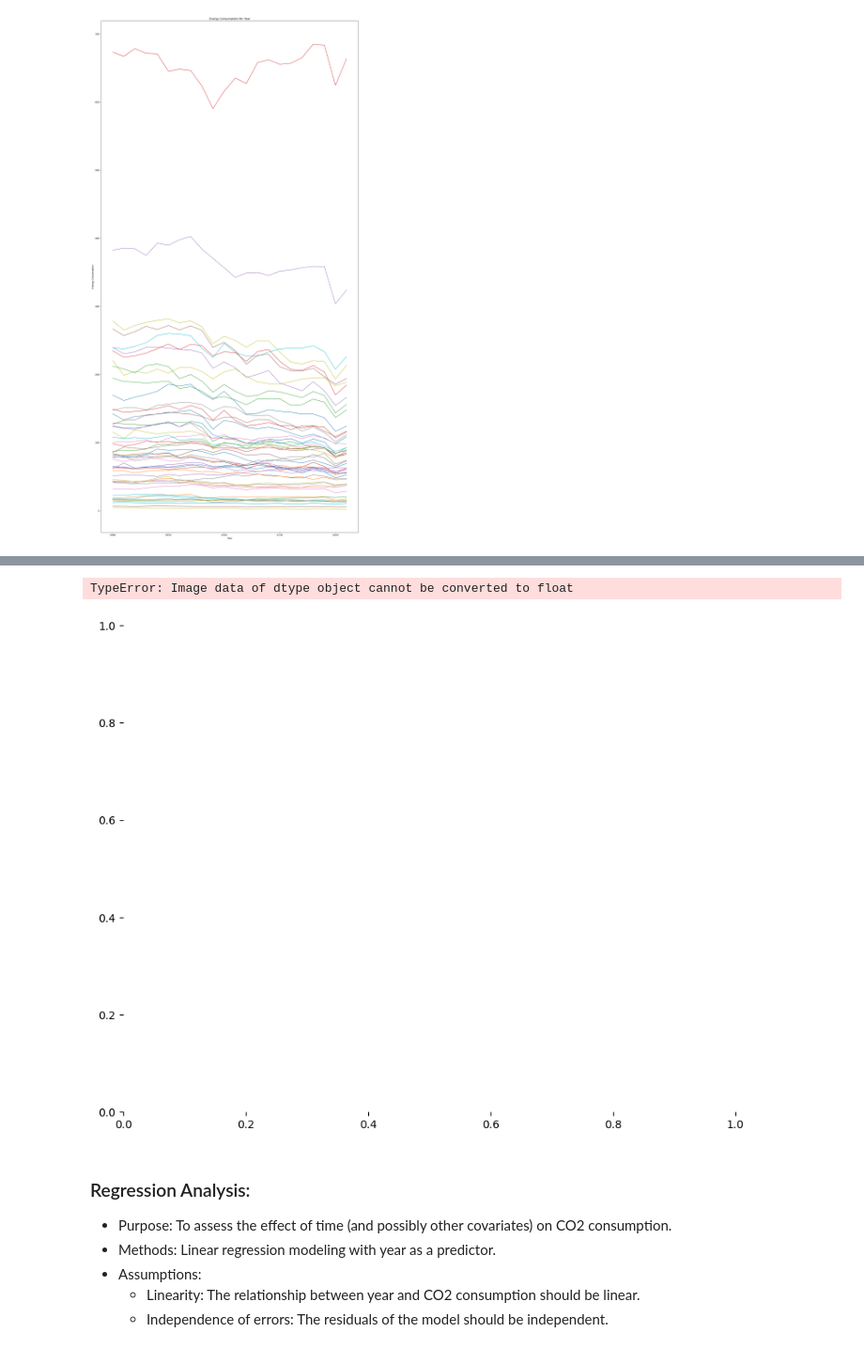
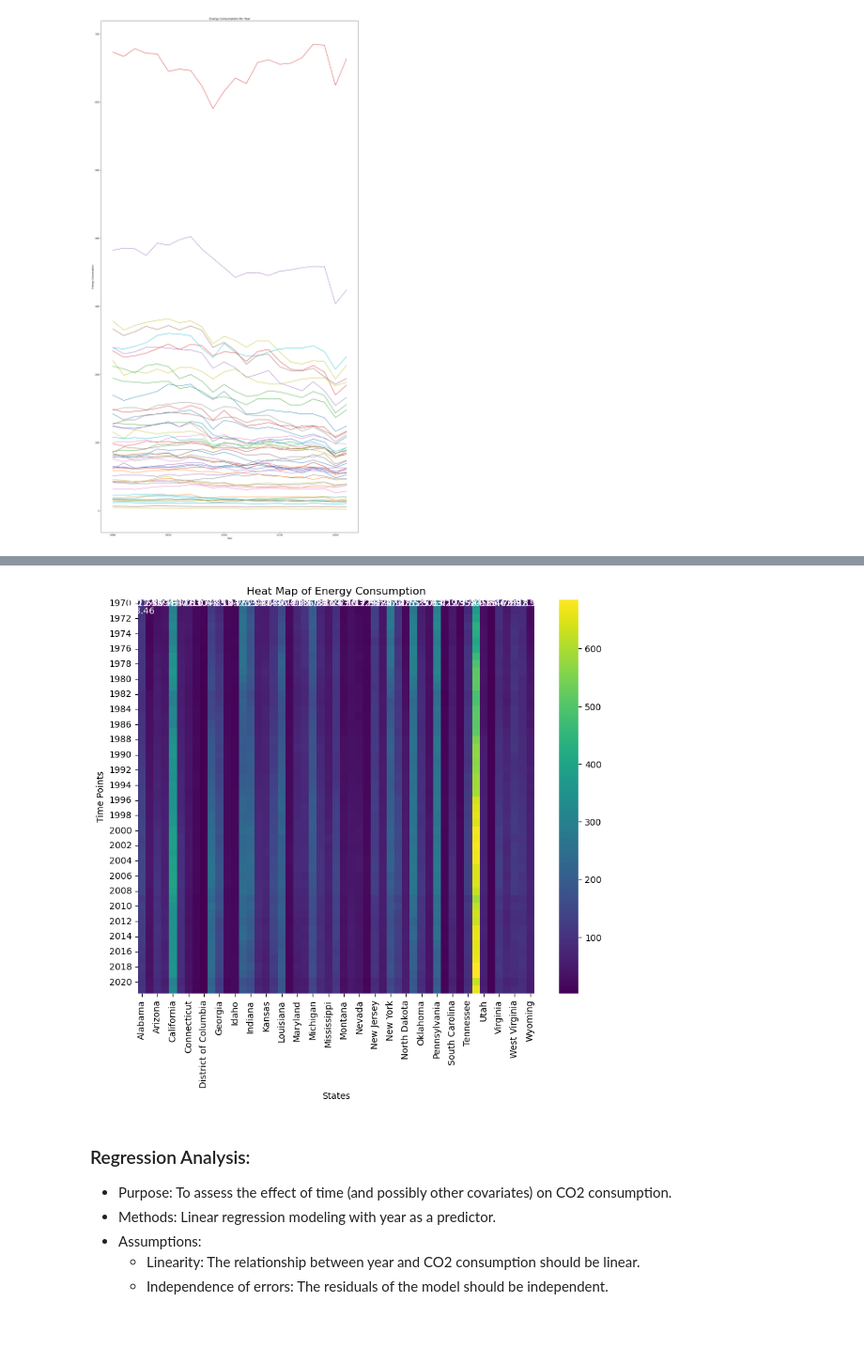
Before and after one commit to NathanYKo/Remote-CO2-Emissions189, a Jupyter notebook: final.ipynb, the cells around one changed output, grey strips where cells are left out. Shown at 94% size. Saved outputs shown, nothing was run; the diff lists cells and outputs as text; code cells hidden in the pictures.

```diff
--- a/final.ipynb
+++ b/final.ipynb
@@ -554,2 +568,4 @@ plt.show()
 # %%
-df.reset_index().iloc[:,3:]
+for col in df.columns[1:]:
+    df[col] = df[col].astype(float)
+dff = df.set_index("Year")
@@ -575,13 +572,12 @@ df.reset_index().iloc[:,3:]
 # %%
 plt.figure(figsize=(10, 8))
-sns.heatmap(df, annot=True, cmap='viridis', fmt=".2f")
+sns.heatmap(dff, annot=True, cmap='viridis', fmt=".2f")
 plt.title('Heat Map of Energy Consumption')
 plt.xlabel('States')
 plt.ylabel('Time Points')
 plt.show()
 # %% [output]
-TypeError: Image data of dtype object cannot be converted to float
-[figure, old version]
+[figure, new version]
 # %% [markdown]
 ### Regression Analysis:
 
```
Also changed, not shown: parts of 8 cells of this notebook.
